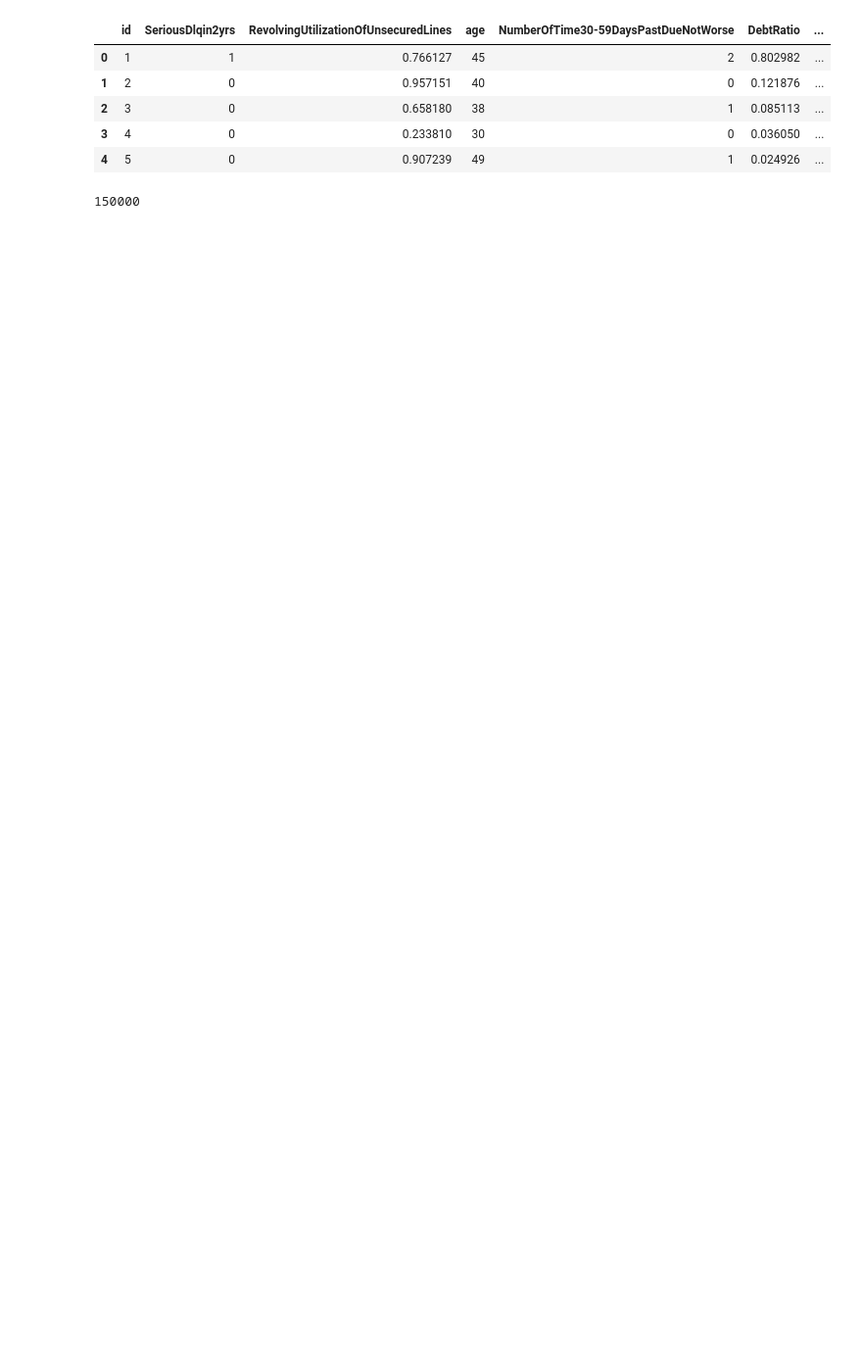
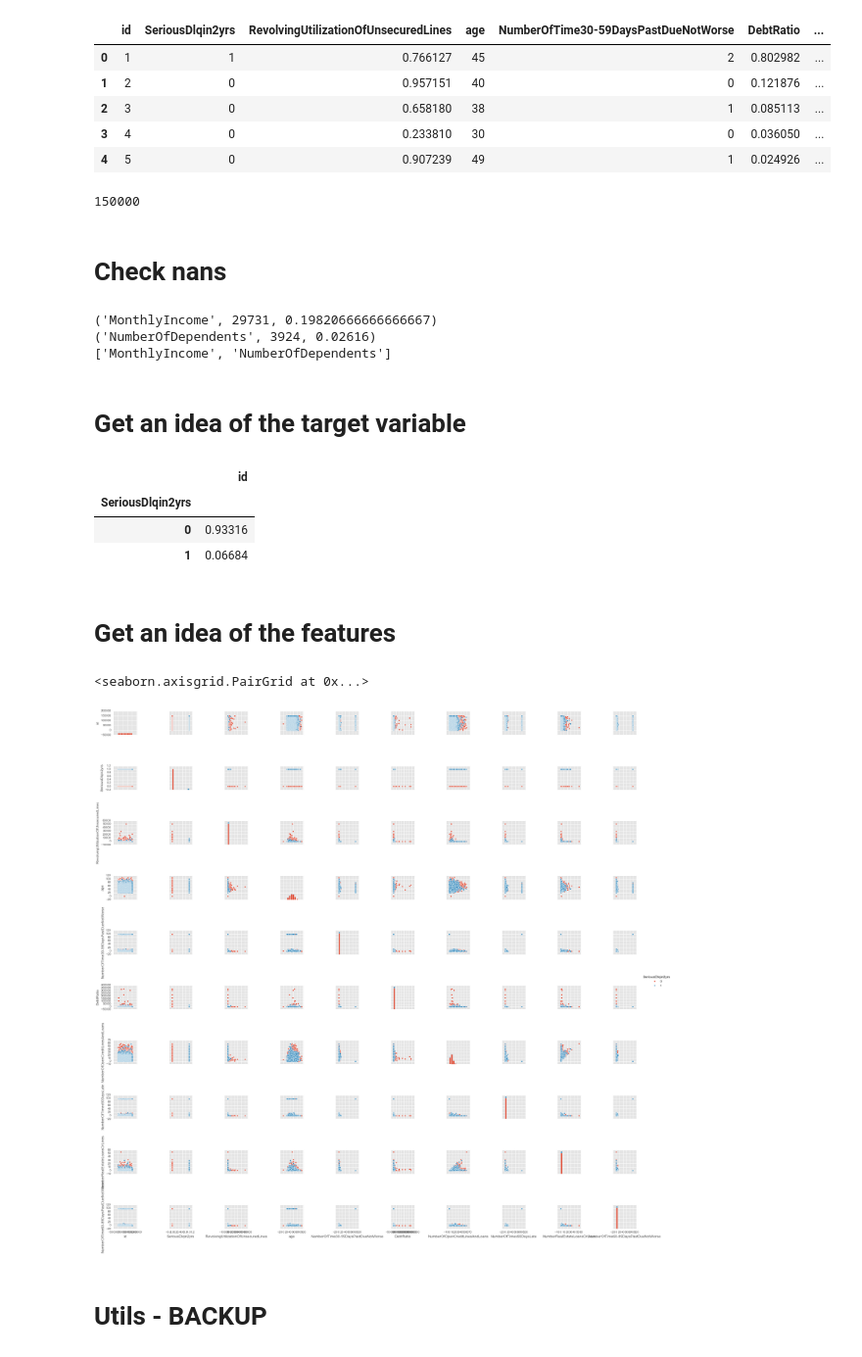
Before and after one commit to edoven/kaggle-give_me_some_credit, a Jupyter notebook: EDA.ipynb, the cells around one changed output. Shown at 98% size. Drawn from its saved outputs; the diff is of its cells as text; code cells hidden in the pictures; blank space fills up the shorter version.

```diff
--- a/EDA.ipynb
+++ b/EDA.ipynb
@@ -112,3 +50,44 @@ df.head()
 len(df)
 # %% [output]
 150000
+# %% [markdown]
+#
+#
+# Check nans
+# %%
+features_with_nan = []
+for c in df.columns:
+    nan_count = len(df[df[c].isnull()])
+    if nan_count>0:
+        features_with_nan.append(c)
+        print(c, nan_count, 1.0*nan_count/len(df))
+
+print(features_with_nan)
+# %% [output]
+('MonthlyIncome', 29731, 0.19820666666666667)
+('NumberOfDependents', 3924, 0.02616)
+['MonthlyIncome', 'NumberOfDependents']
+# %% [markdown]
+#
+#
+# Get an idea of the target variable
+# %%
+df.groupby("SeriousDlqin2yrs").count()[['id']]/len(df)
+# %% [output]
+|  | id |
+| SeriousDlqin2yrs |  |
+| 0 | 0.93316 |
+| 1 | 0.06684 |
+# %% [markdown]
+#
+#
+# Get an idea of the features
+# %%
+sns.pairplot(df[[c for c in df.columns if c not in features_with_nan]], hue="SeriousDlqin2yrs")
+# %% [output]
+<seaborn.axisgrid.PairGrid at 0x...>
+[figure, added]
+# %% [markdown]
+#
+#
+# Utils - BACKUP
```
Also changed, not shown: parts of 2 cells of this notebook, 2 other files.
